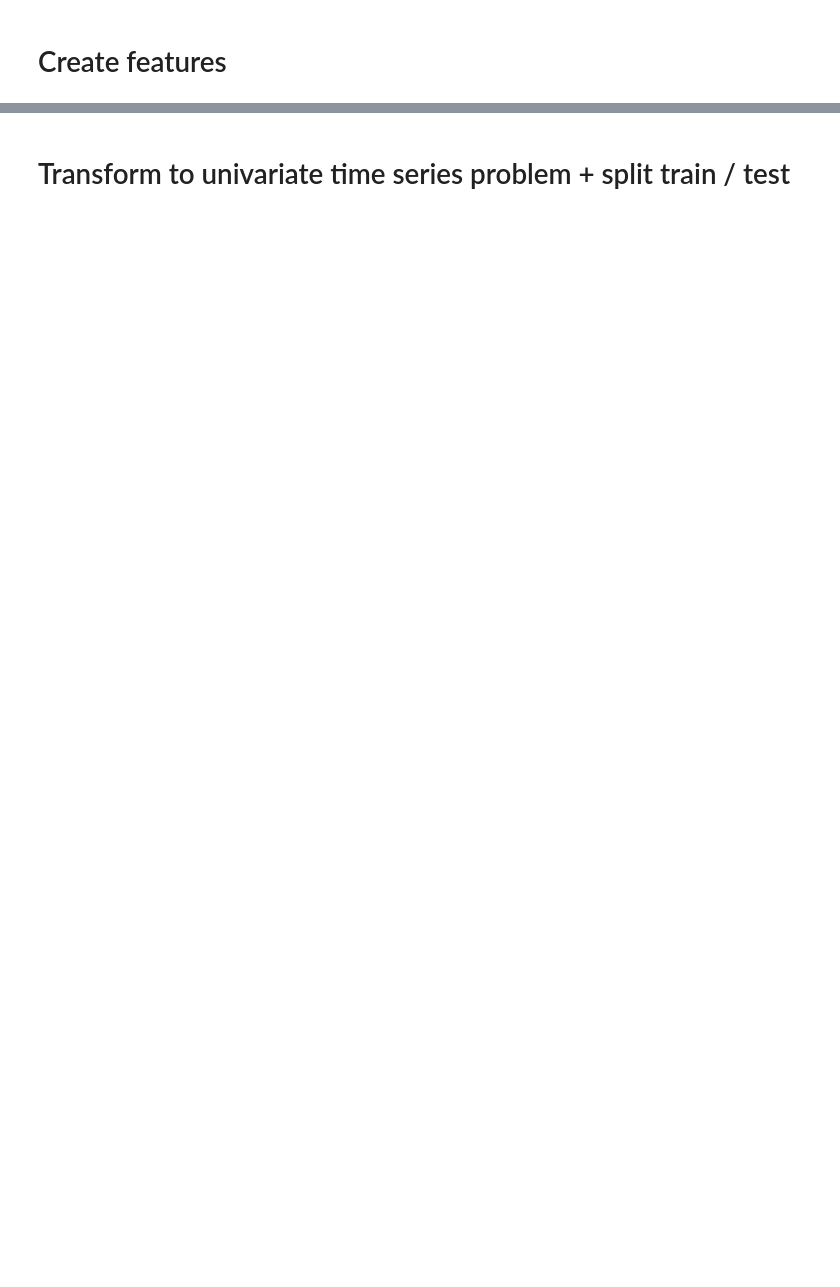
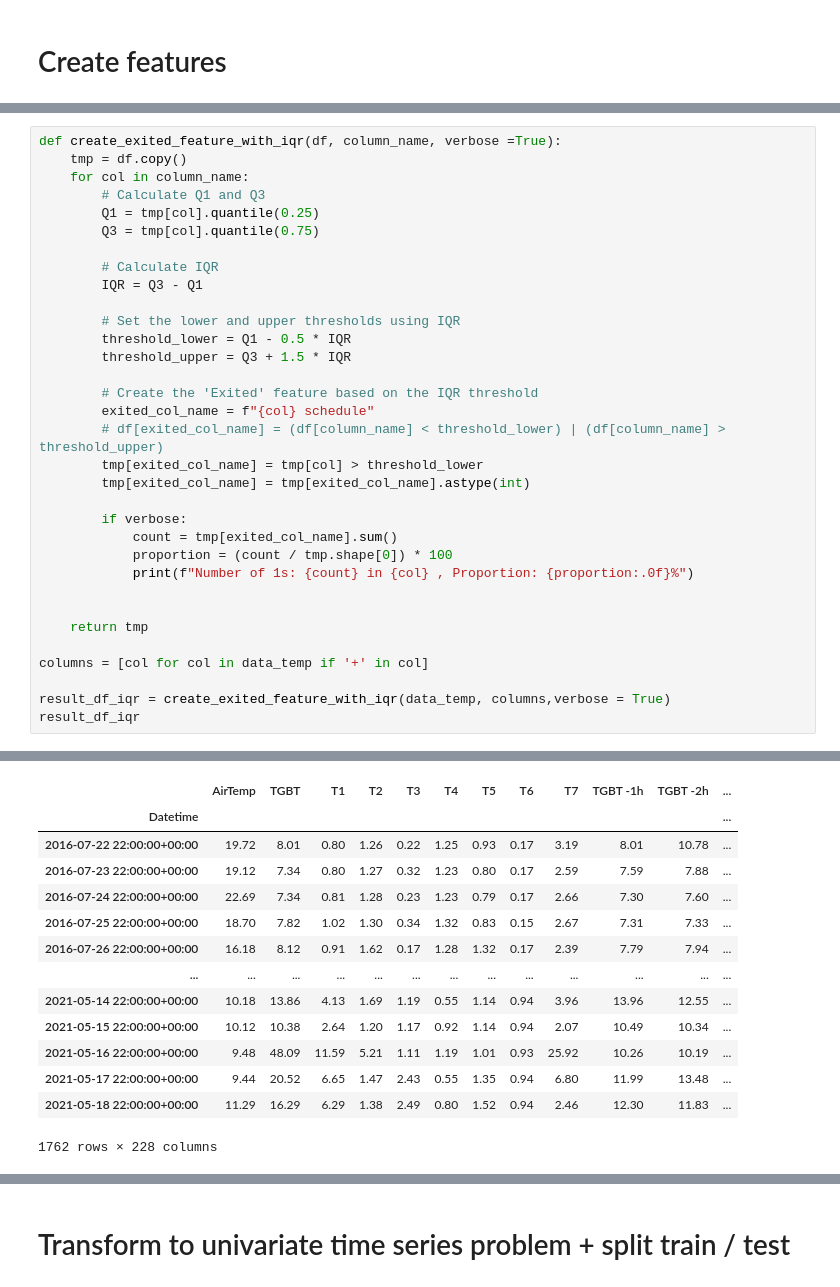
Before and after one commit to SmartGridandCity/DrahiX_power_consumption_forecast-, a Jupyter notebook: pre_processing.ipynb, the cells around one changed output, grey strips where cells are left out. Saved outputs shown, nothing was run; the diff lists cells and outputs as text; blank space fills up the shorter version.

```diff
--- a/pre_processing.ipynb
+++ b/pre_processing.ipynb
@@ -119,0 +227,34 @@ plot_saisonal_decomp(df['AirTemp'])
+# %%
+def create_exited_feature_with_iqr(df, column_name, verbose =True):
+    tmp = df.copy()
+    for col in column_name:
+        # Calculate Q1 and Q3
+        Q1 = tmp[col].quantile(0.25)
+        Q3 = tmp[col].quantile(0.75)
+
+        # Calculate IQR
+        IQR = Q3 - Q1
+
+        # Set the lower and upper thresholds using IQR
+        threshold_lower = Q1 - 0.5 * IQR
+        threshold_upper = Q3 + 1.5 * IQR
+
+        # Create the 'Exited' feature based on the IQR threshold
+        exited_col_name = f"{col} schedule"
+        # df[exited_col_name] = (df[column_name] < threshold_lower) | (df[column_name] > threshold_upper)
+        tmp[exited_col_name] = tmp[col] > threshold_lower
+        tmp[exited_col_name] = tmp[exited_col_name].astype(int)
+
+        if verbose:
+            count = tmp[exited_col_name].sum()
+            proportion = (count / tmp.shape[0]) * 100
+            print(f"Number of 1s: {count} in {col} , Proportion: {proportion:.0f}%")
+
+
+    return tmp
+
+columns = [col for col in data_temp if '+' in col]
+
+result_df_iqr = create_exited_feature_with_iqr(data_temp, columns,verbose = True)
+result_df_iqr
+# %% [output]
@@ -119,0 +278,14 @@ plot_saisonal_decomp(df['AirTemp'])
+|  | AirTemp | TGBT | T1 | T2 | T3 | T4 | T5 | T6 | T7 | TGBT -1h | TGBT -2h | ... |
+| Datetime |  |  |  |  |  |  |  |  |  |  |  | ... |
+| 2016-07-22 22:00:00+00:00 | 19.72 | 8.01 | 0.80 | 1.26 | 0.22 | 1.25 | 0.93 | 0.17 | 3.19 | 8.01 | 10.78 | ... |
+| 2016-07-23 22:00:00+00:00 | 19.12 | 7.34 | 0.80 | 1.27 | 0.32 | 1.23 | 0.80 | 0.17 | 2.59 | 7.59 | 7.88 | ... |
+| 2016-07-24 22:00:00+00:00 | 22.69 | 7.34 | 0.81 | 1.28 | 0.23 | 1.23 | 0.79 | 0.17 | 2.66 | 7.30 | 7.60 | ... |
+| 2016-07-25 22:00:00+00:00 | 18.70 | 7.82 | 1.02 | 1.30 | 0.34 | 1.32 | 0.83 | 0.15 | 2.67 | 7.31 | 7.33 | ... |
+| 2016-07-26 22:00:00+00:00 | 16.18 | 8.12 | 0.91 | 1.62 | 0.17 | 1.28 | 1.32 | 0.17 | 2.39 | 7.79 | 7.94 | ... |
+| ... | ... | ... | ... | ... | ... | ... | ... | ... | ... | ... | ... | ... |
+| 2021-05-14 22:00:00+00:00 | 10.18 | 13.86 | 4.13 | 1.69 | 1.19 | 0.55 | 1.14 | 0.94 | 3.96 | 13.96 | 12.55 | ... |
+| 2021-05-15 22:00:00+00:00 | 10.12 | 10.38 | 2.64 | 1.20 | 1.17 | 0.92 | 1.14 | 0.94 | 2.07 | 10.49 | 10.34 | ... |
+| 2021-05-16 22:00:00+00:00 | 9.48 | 48.09 | 11.59 | 5.21 | 1.11 | 1.19 | 1.01 | 0.93 | 25.92 | 10.26 | 10.19 | ... |
+| 2021-05-17 22:00:00+00:00 | 9.44 | 20.52 | 6.65 | 1.47 | 2.43 | 0.55 | 1.35 | 0.94 | 6.80 | 11.99 | 13.48 | ... |
+| 2021-05-18 22:00:00+00:00 | 11.29 | 16.29 | 6.29 | 1.38 | 2.49 | 0.80 | 1.52 | 0.94 | 2.46 | 12.30 | 11.83 | ... |
+1762 rows × 228 columns
```
Also changed, not shown: parts of 19 cells of this notebook.
